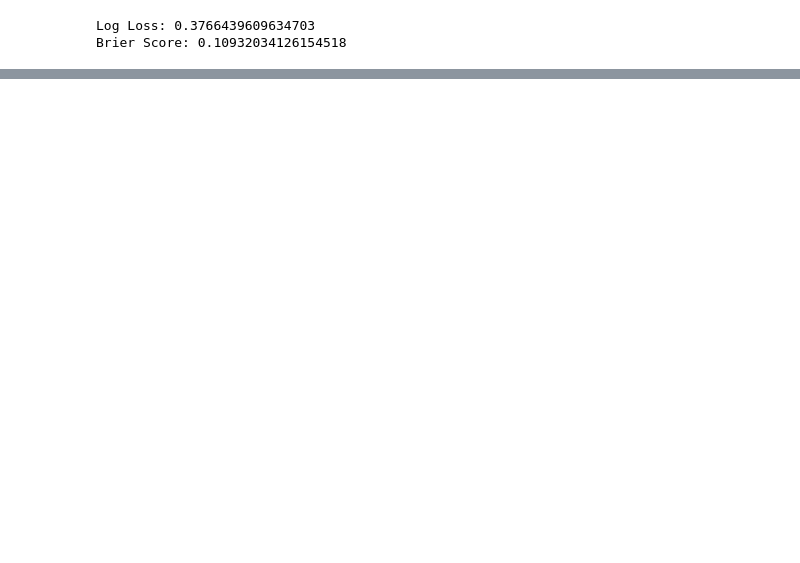
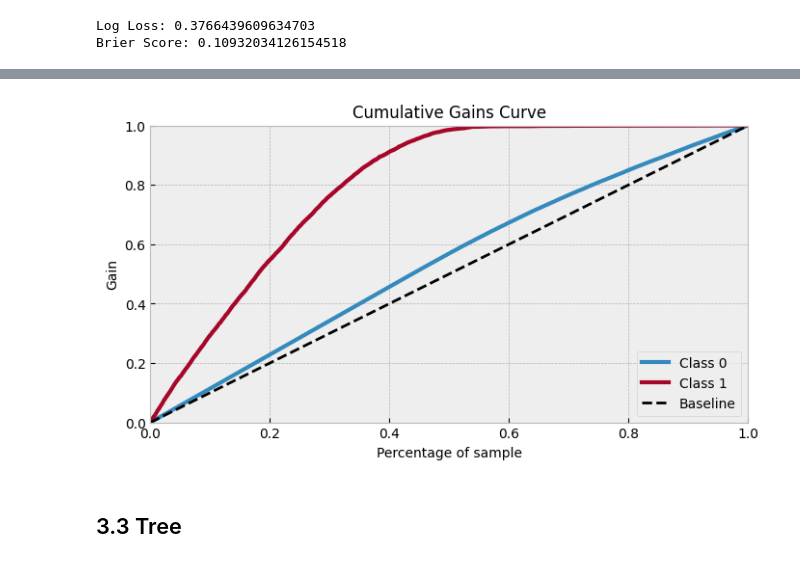
Before and after one commit to Gabrielnbr/estudo_pa004, a Jupyter notebook: notebooks/7.treinamento-modelo-calssificacao.ipynb, the cells around one changed output, grey strips where cells are left out. Saved outputs shown, nothing was run; the diff lists cells and outputs as text; code cells hidden in the pictures; blank space fills up the shorter version.

```diff
--- a/notebooks/7.treinamento-modelo-calssificacao.ipynb
+++ b/notebooks/7.treinamento-modelo-calssificacao.ipynb
@@ -125,0 +165,7 @@ Brier Score: 0.10932034126154518
+# %%
+knn_model.fit( x_treino_teste, y_treino_teste )
+
+y_proba_knn_2 = knn_model.predict_proba(x_validacao)
+
+print("Log Loss:", log_loss(y_validacao, y_proba_knn_2))
+print("Brier Score:", brier_score_loss(y_validacao, y_proba_knn_2[:, 1]))
@@ -125,0 +175,8 @@ Brier Score: 0.10932034126154518
+# %%
+with plt.rc_context({'figure.figsize': (8, 4), 'font.size': 10}):
+    skplt.metrics.plot_cumulative_gain(y_validacao, y_proba_knn_2)
+    plt.show()
+# %% [output]
+[figure, added]
+# %% [markdown]
+## 3.3 Tree
```
Also changed, not shown: parts of 26 cells of this notebook.
